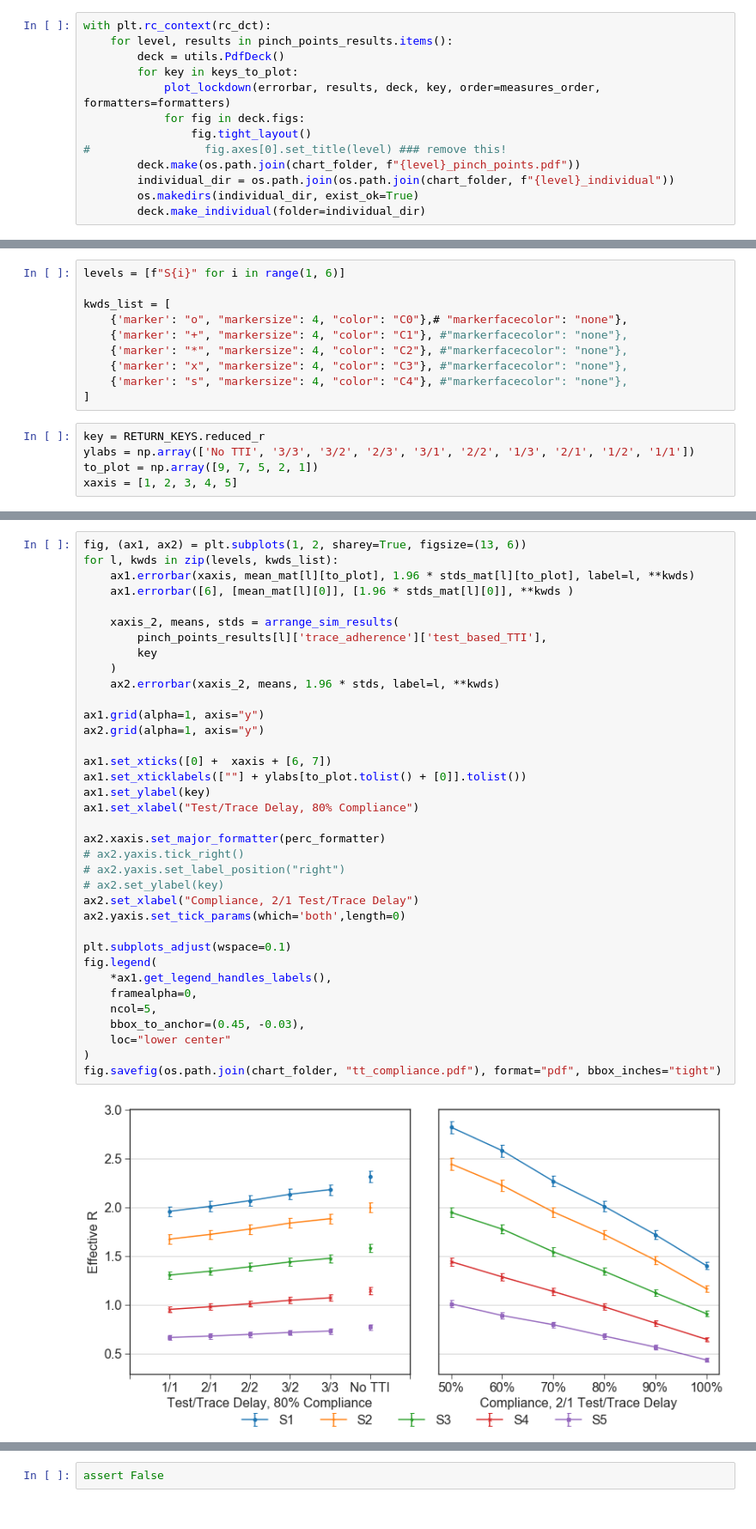
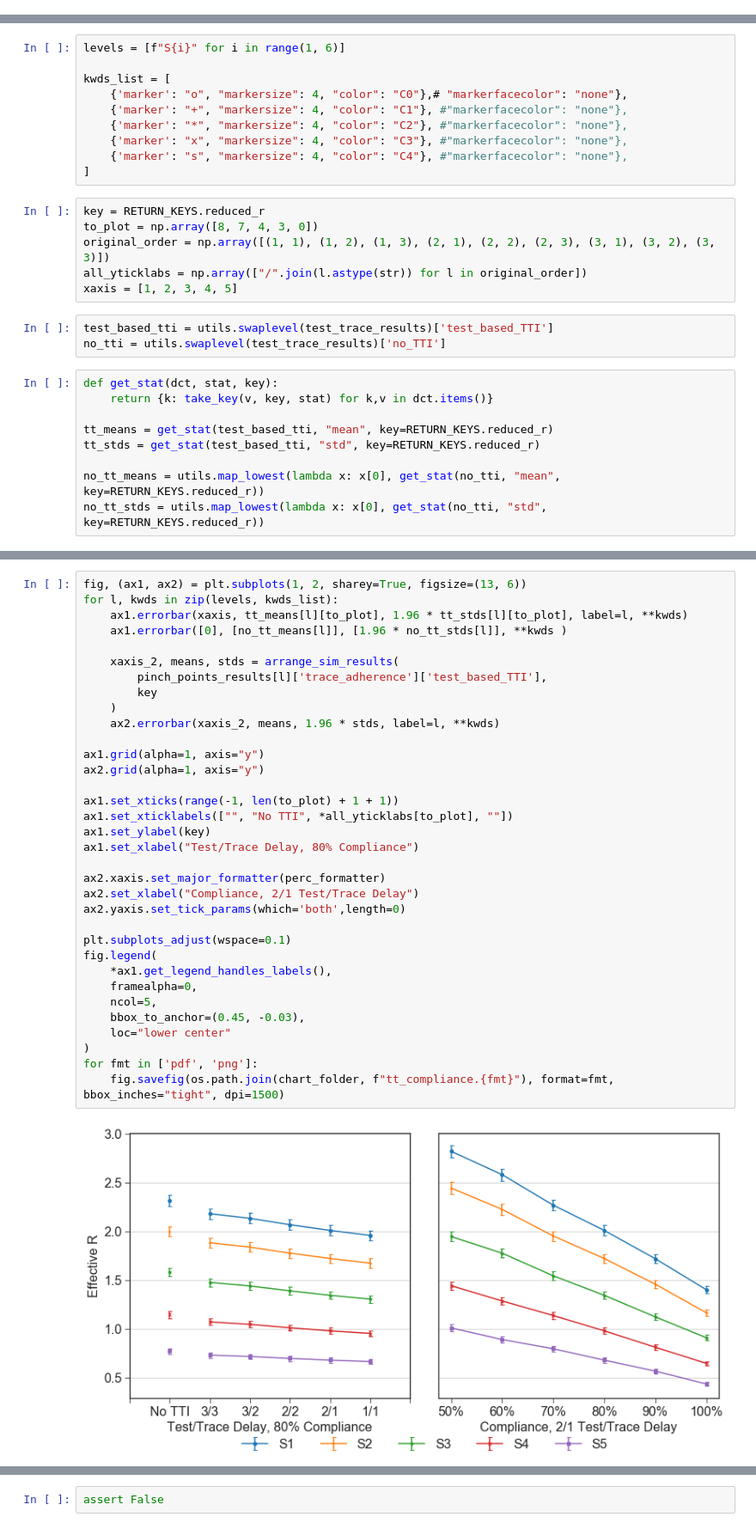
Before and after one commit to rs-delve/tti-explorer, a Jupyter notebook: notebooks/plots-bryn.ipynb, the cells around one changed output, grey strips where cells are left out. Shown at 86% size. Cells and saved outputs as stored; diff of their text form.

```diff
--- a/notebooks/plots-bryn.ipynb
+++ b/notebooks/plots-bryn.ipynb
@@ -201,13 +188,0 @@ keys_to_plot = [
-# %%
-with plt.rc_context(rc_dct):
-    for level, results in pinch_points_results.items():
-        deck = utils.PdfDeck()
-        for key in keys_to_plot:
-            plot_lockdown(errorbar, results, deck, key, order=measures_order, formatters=formatters)
-            for fig in deck.figs:
-                fig.tight_layout()
-#                 fig.axes[0].set_title(level) ### remove this!
-        deck.make(os.path.join(chart_folder, f"{level}_pinch_points.pdf"))
-        individual_dir = os.path.join(os.path.join(chart_folder, f"{level}_individual"))
-        os.makedirs(individual_dir, exist_ok=True)
-        deck.make_individual(folder=individual_dir)
@@ -396,6 +280,19 @@ kwds_list = [
 ]
 # %%
 key = RETURN_KEYS.reduced_r
-ylabs = np.array(['No TTI', '3/3', '3/2', '2/3', '3/1', '2/2', '1/3', '2/1', '1/2', '1/1'])
-to_plot = np.array([9, 7, 5, 2, 1])
+to_plot = np.array([8, 7, 4, 3, 0])
+original_order = np.array([(1, 1), (1, 2), (1, 3), (2, 1), (2, 2), (2, 3), (3, 1), (3, 2), (3, 3)])
+all_yticklabs = np.array(["/".join(l.astype(str)) for l in original_order])
 xaxis = [1, 2, 3, 4, 5]
+# %%
+test_based_tti = utils.swaplevel(test_trace_results)['test_based_TTI']
+no_tti = utils.swaplevel(test_trace_results)['no_TTI']
+# %%
+def get_stat(dct, stat, key):
+    return {k: take_key(v, key, stat) for k,v in dct.items()}
+
+tt_means = get_stat(test_based_tti, "mean", key=RETURN_KEYS.reduced_r)
+tt_stds = get_stat(test_based_tti, "std", key=RETURN_KEYS.reduced_r)
+
+no_tt_means = utils.map_lowest(lambda x: x[0], get_stat(no_tti, "mean", key=RETURN_KEYS.reduced_r))
+no_tt_stds = utils.map_lowest(lambda x: x[0], get_stat(no_tti, "std", key=RETURN_KEYS.reduced_r))
@@ -402,38 +312,36 @@ xaxis = [1, 2, 3, 4, 5]
 # %%
 fig, (ax1, ax2) = plt.subplots(1, 2, sharey=True, figsize=(13, 6))
 for l, kwds in zip(levels, kwds_list):
-    ax1.errorbar(xaxis, mean_mat[l][to_plot], 1.96 * stds_mat[l][to_plot], label=l, **kwds)
-    ax1.errorbar([6], [mean_mat[l][0]], [1.96 * stds_mat[l][0]], **kwds )
+    ax1.errorbar(xaxis, tt_means[l][to_plot], 1.96 * tt_stds[l][to_plot], label=l, **kwds)
+    ax1.errorbar([0], [no_tt_means[l]], [1.96 * no_tt_stds[l]], **kwds )
 
     xaxis_2, means, stds = arrange_sim_results(
         pinch_points_results[l]['trace_adherence']['test_based_TTI'],
         key
     )
     ax2.errorbar(xaxis_2, means, 1.96 * stds, label=l, **kwds)
 
 ax1.grid(alpha=1, axis="y")
 ax2.grid(alpha=1, axis="y")
 
-ax1.set_xticks([0] +  xaxis + [6, 7])
-ax1.set_xticklabels([""] + ylabs[to_plot.tolist() + [0]].tolist())
+ax1.set_xticks(range(-1, len(to_plot) + 1 + 1))
+ax1.set_xticklabels(["", "No TTI", *all_yticklabs[to_plot], ""])
 ax1.set_ylabel(key)
 ax1.set_xlabel("Test/Trace Delay, 80% Compliance")
 
 ax2.xaxis.set_major_formatter(perc_formatter)
-# ax2.yaxis.tick_right()
-# ax2.yaxis.set_label_position("right")
-# ax2.set_ylabel(key)
 ax2.set_xlabel("Compliance, 2/1 Test/Trace Delay")
 ax2.yaxis.set_tick_params(which='both',length=0)
 
 plt.subplots_adjust(wspace=0.1)
 fig.legend(
     *ax1.get_legend_handles_labels(),
     framealpha=0,
     ncol=5,
     bbox_to_anchor=(0.45, -0.03),
     loc="lower center"
 )
-fig.savefig(os.path.join(chart_folder, "tt_compliance.pdf"), format="pdf", bbox_inches="tight")
+for fmt in ['pdf', 'png']:
+    fig.savefig(os.path.join(chart_folder, f"tt_compliance.{fmt}"), format=fmt, bbox_inches="tight", dpi=1500)
 # %% [output]
-[figure, old version]
+[figure, new version]
```
Also changed, not shown: parts of 26 cells of this notebook.
